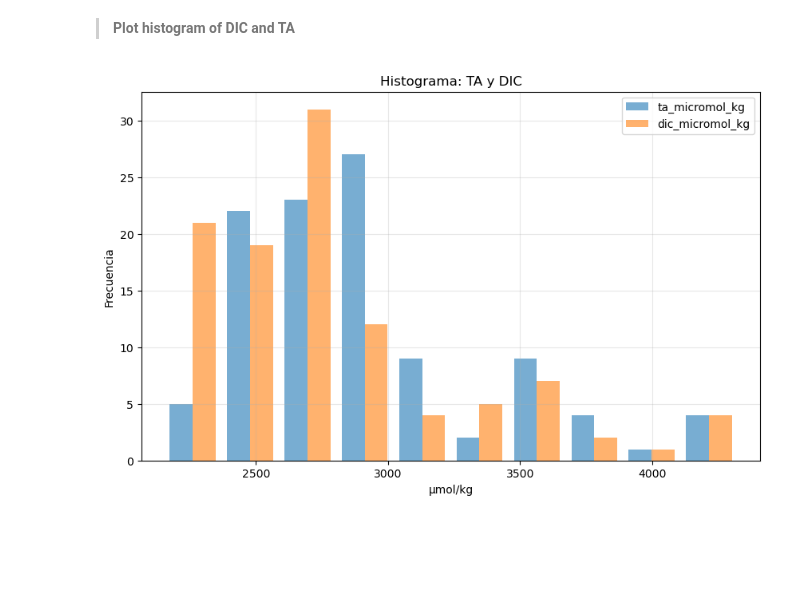
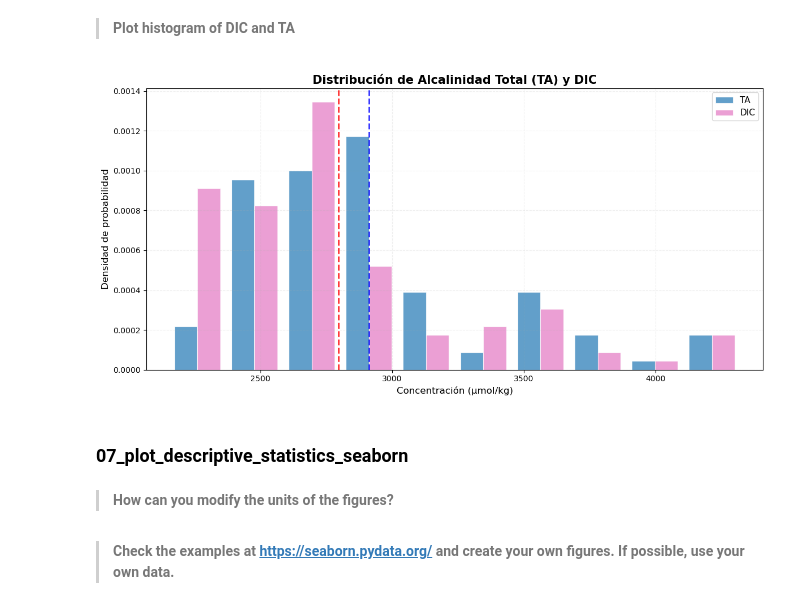
Before and after one commit to omarpiedras/ICMyL-CursoPy, a Jupyter notebook: curso_ejercicios/semana02.ipynb, the cells around one changed output. Saved outputs shown, nothing was run; the diff lists cells and outputs as text; code cells hidden in the pictures; blank space fills up the shorter version.

```diff
--- a/curso_ejercicios/semana02.ipynb
+++ b/curso_ejercicios/semana02.ipynb
@@ -155,15 +172,25 @@ def read_csv_to_dataframe(file_path):
   return None
 read_csv_to_dataframe("../folder_datos/Terminos_lagoon_TA_DIC_2023_RawData.csv").head(3)
 dataframe_06 = read_csv_to_dataframe("../folder_datos/Terminos_lagoon_TA_DIC_2023_RawData.csv")
-# %%
-plot06 = dataframe_06[['ta_micromol_kg', 'dic_micromol_kg']]
-plt.figure(figsize=(10, 6))
-plt.hist([plot06['ta_micromol_kg'], plot06['dic_micromol_kg']], bins=10, label=plot06.columns.tolist(),alpha=0.6)
-plt.xlabel("μmol/kg")
-plt.ylabel("Frecuencia")
-plt.title("Histograma: TA y DIC")
-plt.legend()
-plt.grid(alpha=0.3)
-plt.show()
-# %% [output]
-[figure, removed]
+# %%
+plot06 = dataframe_06[['ta_micromol_kg', 'dic_micromol_kg']]
+plt.figure(figsize=(12, 6))
+plt.hist([plot06['ta_micromol_kg'].dropna(), plot06['dic_micromol_kg'].dropna()], bins=10, label=['TA', 'DIC'],
+         color= ['#1f77b4', '#e377c2'], alpha=0.7, edgecolor='white', linewidth=0.8, density=True)
+plt.xlabel("Concentración (μmol/kg)", fontsize=12)
+plt.ylabel("Densidad de probabilidad", fontsize=12)
+plt.title("Distribución de Alcalinidad Total (TA) y DIC", fontsize=15, fontweight='bold')
+plt.legend(fontsize=11)
+plt.grid(alpha=0.2, linestyle='--')
+plt.tight_layout()
+plt.axvline(plot06['ta_micromol_kg'].mean(), color='blue', linestyle='--', alpha=0.8, linewidth=2)
+plt.axvline(plot06['dic_micromol_kg'].mean(), color='red', linestyle='--', alpha=0.8, linewidth=2)
+plt.show()
+# %% [output]
+[figure, added]
+# %% [markdown]
+### **07_plot_descriptive_statistics_seaborn**
+# %% [markdown]
+> **How can you modify the units of the figures?**
+# %% [markdown]
+>**Check the examples at https://seaborn.pydata.org/ and create your own figures. If possible, use your own data.**
```
Also changed, not shown: parts of 2 cells of this notebook, 3 other files.
